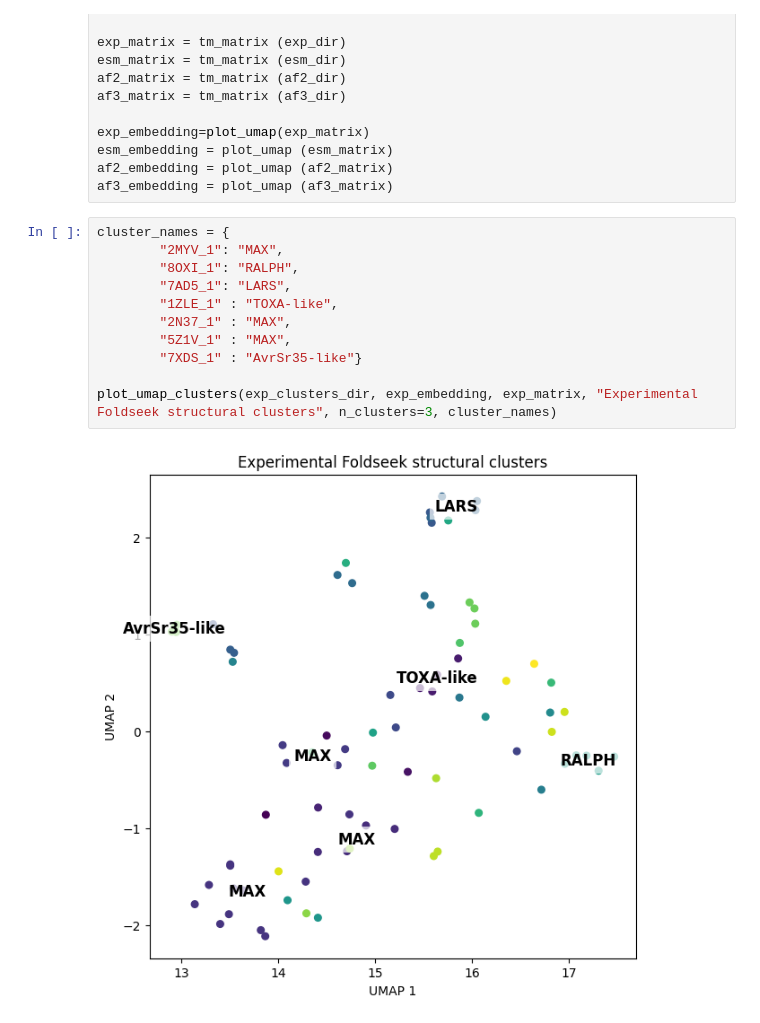
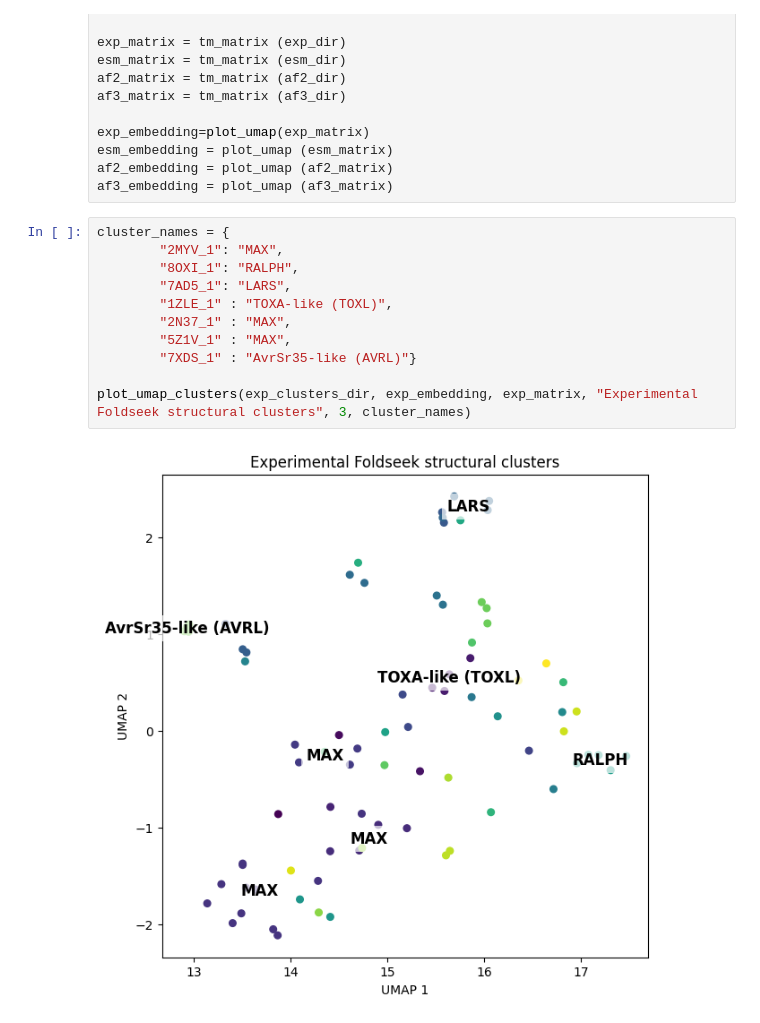
Before and after one commit to Rachel-Oei/Effector-Structure-Prediction, a Jupyter notebook: 06_clustering/umap.ipynb, the cells around one changed output. Saved outputs shown, nothing was run; the diff lists cells and outputs as text.

Commit message:
update graphs

```diff
--- a/06_clustering/umap.ipynb
+++ b/06_clustering/umap.ipynb
@@ -29,16 +29,16 @@ af3_embedding = plot_umap (af3_matrix)
 # %%
 cluster_names = {
         "2MYV_1": "MAX",
         "8OXI_1": "RALPH",
         "7AD5_1": "LARS",
-        "1ZLE_1" : "TOXA-like",
+        "1ZLE_1" : "TOXA-like (TOXL)",
         "2N37_1" : "MAX",
         "5Z1V_1" : "MAX",
-        "7XDS_1" : "AvrSr35-like"}
+        "7XDS_1" : "AvrSr35-like (AVRL)"}
 
-plot_umap_clusters(exp_clusters_dir, exp_embedding, exp_matrix, "Experimental Foldseek structural clusters", n_clusters=3, cluster_names)
+plot_umap_clusters(exp_clusters_dir, exp_embedding, exp_matrix, "Experimental Foldseek structural clusters", 3, cluster_names)
 # %% [output]
-[figure, old version]
+[figure, new version]
 # %%
 cluster_names = {
         "7B1I_2": "MAX",
```
Also changed, not shown: parts of 7 cells of this notebook, 1 other file.
